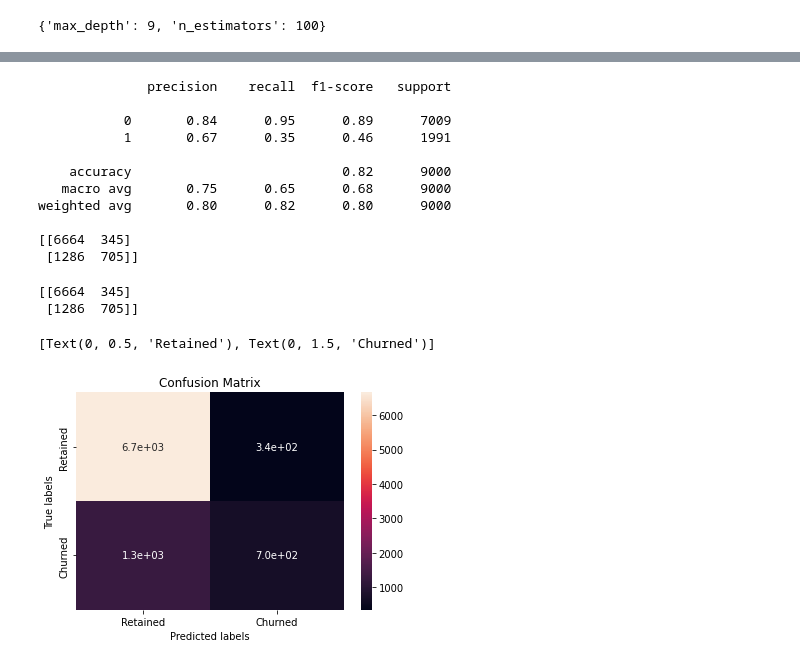
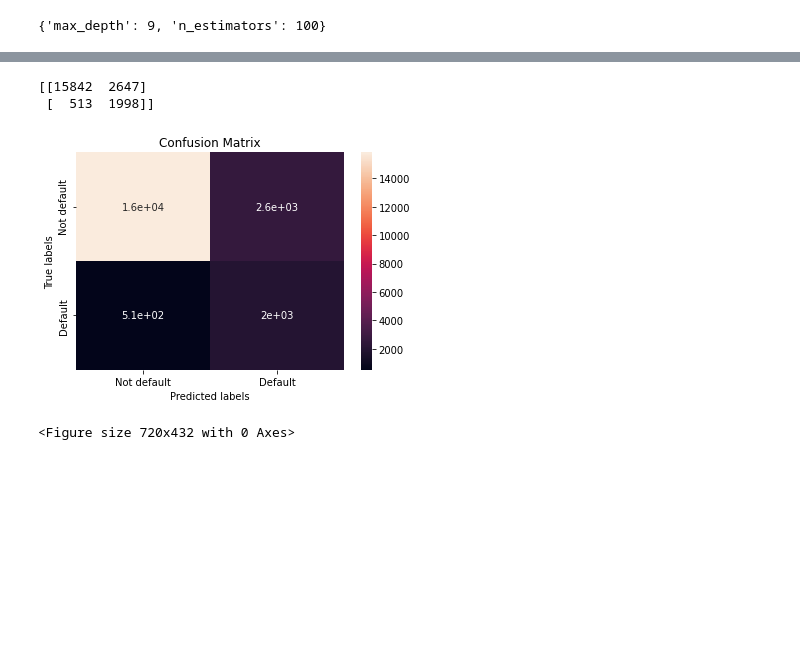
Before and after one commit to shreesha2304/Credit-Card-Default-Prediction, a Jupyter notebook: Credit_Card_Default_Prediction_Capstone_Project.ipynb, the cells around one changed output, grey strips where cells are left out. Cells and saved outputs as stored; diff of their text form; code cells hidden in the pictures; blank space fills up the shorter version.

```diff
--- a/Credit_Card_Default_Prediction_Capstone_Project.ipynb
+++ b/Credit_Card_Default_Prediction_Capstone_Project.ipynb
@@ -602,7 +642,8 @@ pd.get_dummies( columns= ['sex', 'education'], prefix = ['sex', 'education'], da
 # %%
 from sklearn.model_selection import train_test_split
 # %%
-X = df_new.iloc[:, :-1]
-y = df_new['defaulted']
+X = df_copy.iloc[:, :-1]
+y = df_copy['defaulted']
+y=y.astype('int')
 # %%
-X_train, X_test, y_train, y_test = train_test_split(X,Y, test_size = 0.3, random_state = 42,stratify = Y )
+X_train, X_test, y_train, y_test = train_test_split(X,y, test_size = 0.3, random_state = 42,stratify = y )
@@ -634,2 +691,2 @@ classifier.best_params_
 # %%
-y_pred_train=classifier.predict(X_train)
+y_pred_train_rf=classifier.predict(X_train)
@@ -670 +763,24 @@ accuracy_score(y_pred,y_test)
+# %%
+def confusion_plot(y_actual, y_pred):
+  labels = ['Not default', 'Default']
+  cm = confusion_matrix(y_actual, y_pred)
+  print(cm)
+
+  ax= plt.subplot()
+  sns.heatmap(cm, annot=True, ax = ax); #annot=True to annotate cells
+
+  # labels, title and ticks
+  plt.figure(figsize=(10,6))
+  ax.set_xlabel('Predicted labels')
+  ax.set_ylabel('True labels')
+  ax.set_title('Confusion Matrix')
+  ax.xaxis.set_ticklabels(labels)
+  ax.yaxis.set_ticklabels(labels)
+# %%
+confusion_plot(y_pred_train_rf,y_train)
+# %% [output]
+[[15842  2647]
+ [  513  1998]]
+[figure, added]
+<Figure size 720x432 with 0 Axes>
 # %%
@@ -672,34 +787,0 @@ from sklearn.metrics import accuracy_score,classification_report,confusion_matri
-# %%
-print(classification_report(y_test,y_pred))
-print(confusion_matrix( y_test, y_pred))
-# %% [output]
-              precision    recall  f1-score   support
-
-           0       0.84      0.95      0.89      7009
-           1       0.67      0.35      0.46      1991
-
-    accuracy                           0.82      9000
-   macro avg       0.75      0.65      0.68      9000
-weighted avg       0.80      0.82      0.80      9000
-
-[[6664  345]
- [1286  705]]
-# %%
-labels = ['Retained', 'Churned']
-cm = confusion_matrix(y_test, y_pred)
-print(cm)
-
-ax= plt.subplot()
-sns.heatmap(cm, annot=True, ax = ax); #annot=True to annotate cells
-
-# labels, title and ticks
-ax.set_xlabel('Predicted labels')
-ax.set_ylabel('True labels')
-ax.set_title('Confusion Matrix')
-ax.xaxis.set_ticklabels(labels)
-ax.yaxis.set_ticklabels(labels)
-# %% [output]
-[[6664  345]
- [1286  705]]
-[Text(0, 0.5, 'Retained'), Text(0, 1.5, 'Churned')]
-[figure, removed]
```
Also changed, not shown: parts of 41 cells of this notebook.
